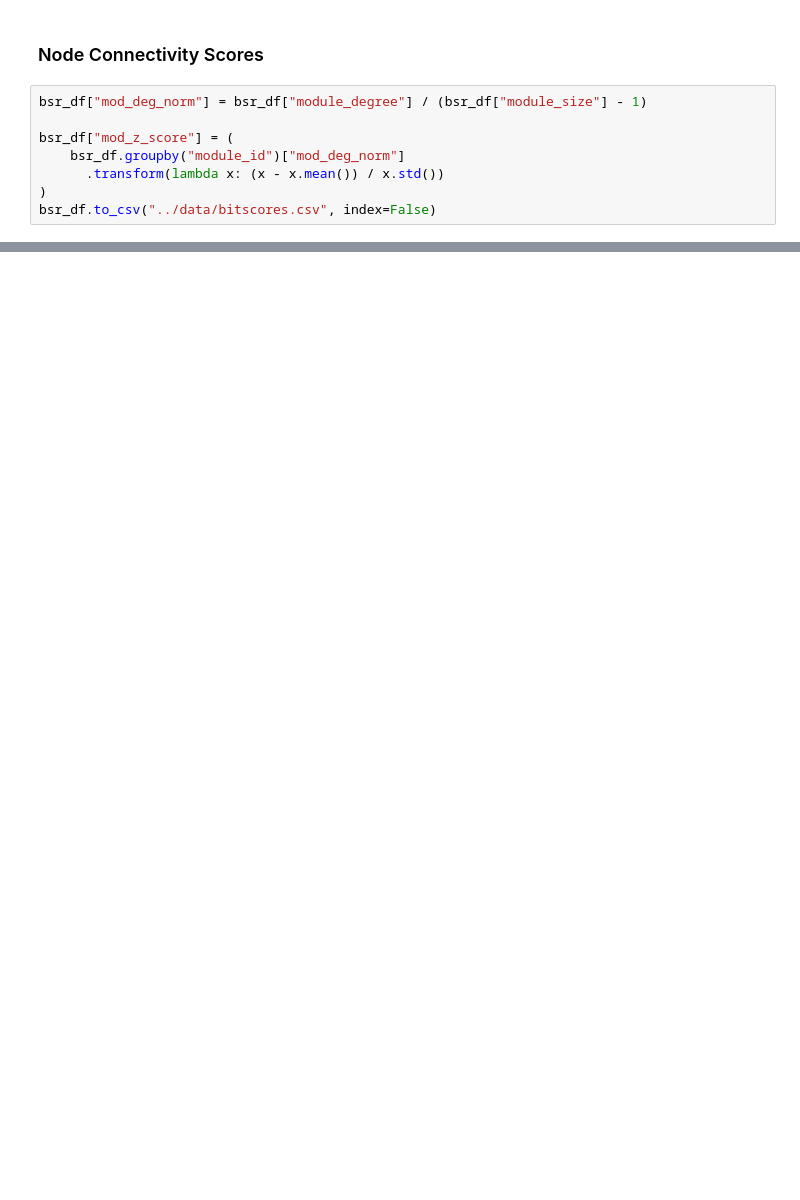
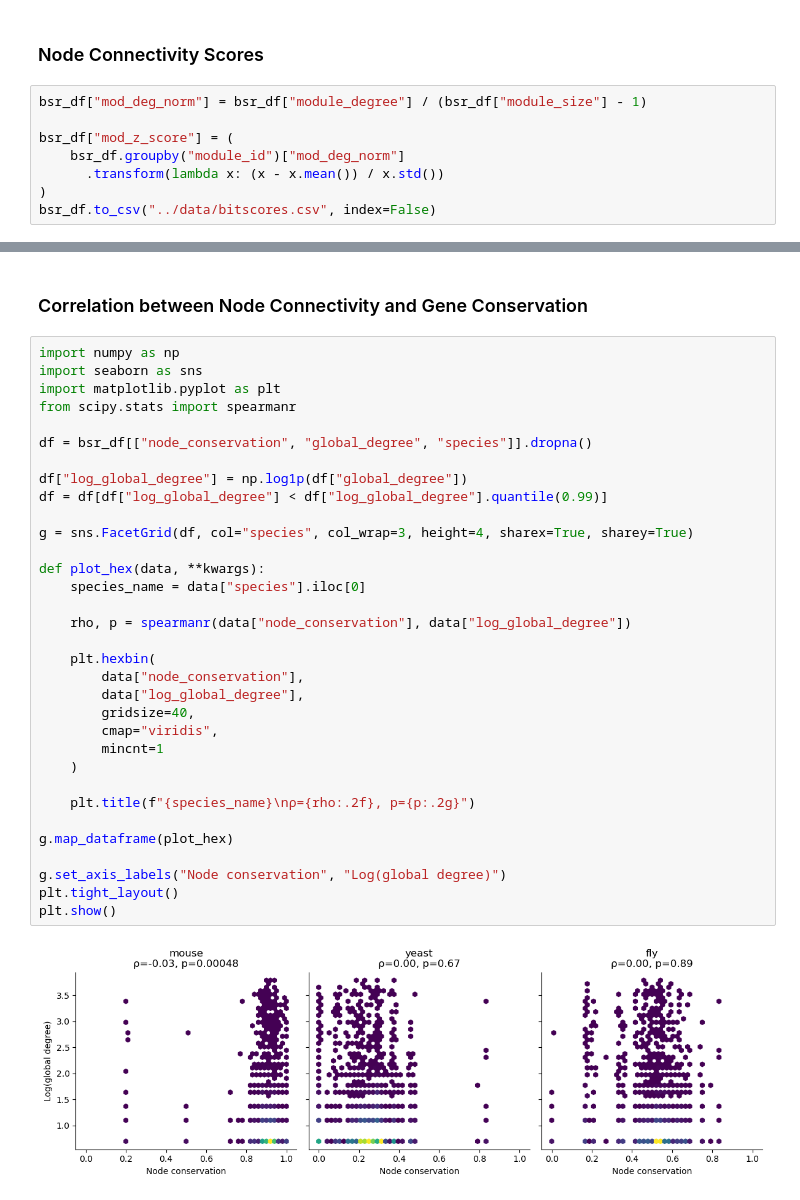
Before and after one commit to JasonLiang19/FitCheck, a Jupyter notebook: src/ConservationAnalysis.ipynb, the cells around one changed output, grey strips where cells are left out. Cells and saved outputs as stored; diff of their text form; blank space fills up the shorter version.

```diff
--- a/src/ConservationAnalysis.ipynb
+++ b/src/ConservationAnalysis.ipynb
@@ -364,0 +403,37 @@ bsr_df.to_csv("../data/bitscores.csv", index=False)
+# %% [markdown]
+### Correlation between Node Connectivity and Gene Conservation
+# %%
+import numpy as np
+import seaborn as sns
+import matplotlib.pyplot as plt
+from scipy.stats import spearmanr
+
+df = bsr_df[["node_conservation", "global_degree", "species"]].dropna()
+
+df["log_global_degree"] = np.log1p(df["global_degree"])
+df = df[df["log_global_degree"] < df["log_global_degree"].quantile(0.99)]
+
+g = sns.FacetGrid(df, col="species", col_wrap=3, height=4, sharex=True, sharey=True)
+
+def plot_hex(data, **kwargs):
+    species_name = data["species"].iloc[0]
+
+    rho, p = spearmanr(data["node_conservation"], data["log_global_degree"])
+
+    plt.hexbin(
+        data["node_conservation"],
+        data["log_global_degree"],
+        gridsize=40,
+        cmap="viridis",
+        mincnt=1
+    )
+
+    plt.title(f"{species_name}\nρ={rho:.2f}, p={p:.2g}")
+
+g.map_dataframe(plot_hex)
+
+g.set_axis_labels("Node conservation", "Log(global degree)")
+plt.tight_layout()
+plt.show()
+# %% [output]
+[figure, added]
```
Also changed, not shown: parts of 8 cells of this notebook, 1 other file.
